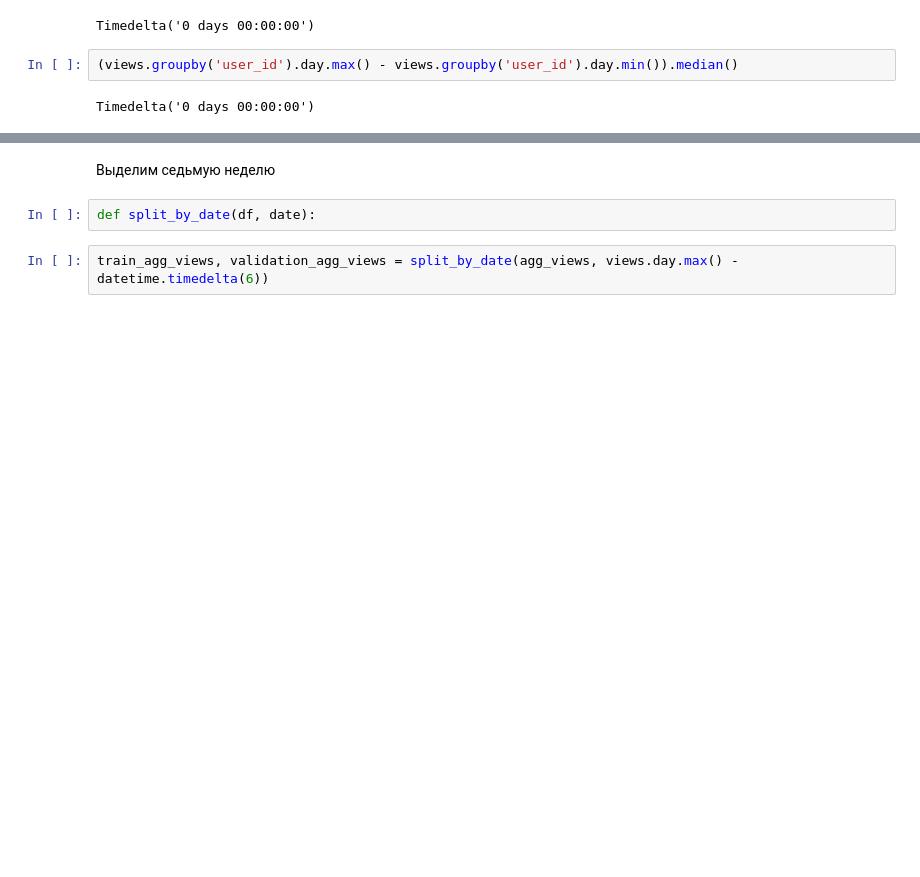
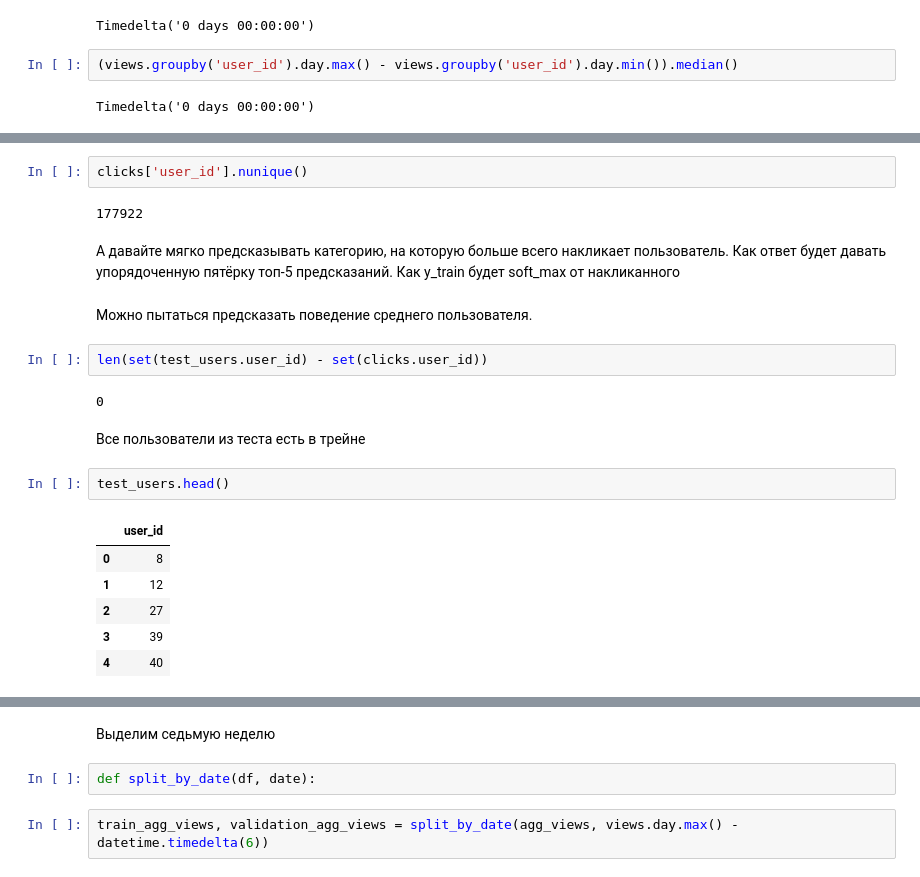
Before and after one commit to alexsyrom/shad_ml_2_3, a Jupyter notebook: first.ipynb, the cells around one changed output, grey strips where cells are left out. Saved outputs shown, nothing was run; the diff lists cells and outputs as text; blank space fills up the shorter version.

```diff
--- a/first.ipynb
+++ b/first.ipynb
@@ -66,0 +85,23 @@ Timedelta('0 days 00:00:00')
+# %%
+clicks['user_id'].nunique()
+# %% [output]
+177922
+# %% [markdown]
+А давайте мягко предсказывать категорию, на которую больше всего накликает пользователь. Как ответ будет давать упорядоченную пятёрку топ-5 предсказаний. Как y_train будет soft_max от накликанного
+# %% [markdown]
+Можно пытаться предсказать поведение среднего пользователя.
+# %%
+len(set(test_users.user_id) - set(clicks.user_id))
+# %% [output]
+0
+# %% [markdown]
+Все пользователи из теста есть в трейне
+# %%
+test_users.head()
+# %% [output]
+|  | user_id |
+| 0 | 8 |
+| 1 | 12 |
+| 2 | 27 |
+| 3 | 39 |
+| 4 | 40 |
```
Also changed, not shown: parts of 16 cells of this notebook, 1 other file.
